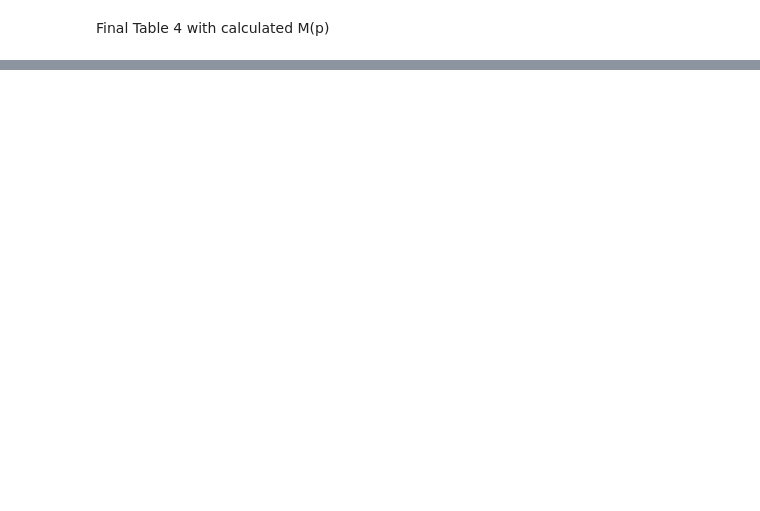
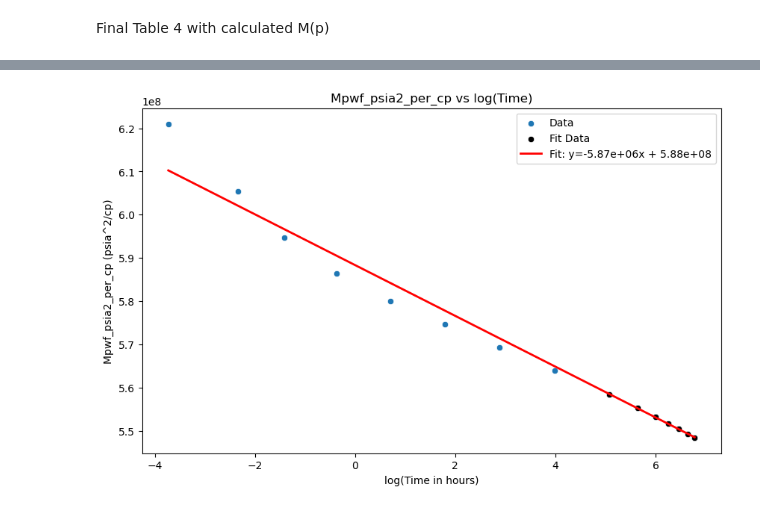
Before and after one commit to oudanny/well_testing, a Jupyter notebook: HW6_GasWellTesting.ipynb, the cells around one changed output, grey strips where cells are left out. Saved outputs shown, nothing was run; the diff lists cells and outputs as text; code cells hidden in the pictures; blank space fills up the shorter version.

```diff
--- a/HW6_GasWellTesting.ipynb
+++ b/HW6_GasWellTesting.ipynb
@@ -519,0 +571,83 @@ Table4.head(21)
+# %%
+def re_from_drainage_area(drainage_area_acres):
+    """
+    Calculate the effective radius of a circular drainage area.
+
+    Parameters
+    ----------
+    drainage_area_acres : float
+        Drainage area in acres
+
+    Returns
+    -------
+    re : float
+        Effective radius in feet
+    """
+    # Convert acres to square feet (1 acre = 43,560 ft^2)
+    drainage_area_ft2 = drainage_area_acres * 43560
+    # Calculate the radius of a circle with the given area: A = π * r^2 => r = sqrt(A/π)
+    re = np.sqrt(drainage_area_ft2 / np.pi)
+    return re
+
+def farenheit_to_rankine(temp_f):
+    """
+    Convert temperature from Fahrenheit to Rankine.
+
+    Parameters
+    ----------
+    temp_f : float or array-like
+        Temperature in degrees Fahrenheit
+
+    Returns
+    -------
+    temp_r : float or array-like
+        Temperature in degrees Rankine
+    """
+    return temp_f + 459.67
+T_rankine = farenheit_to_rankine(T_f)
+re = re_from_drainage_area(drainage_area)
+
+M_avgP = table5.loc[0, 'Mpwf_psia2_per_cp']
+table5['M_avgP_minus_M_pwf'] = M_avgP - table5['Mpwf_psia2_per_cp']
+table5['logt'] = np.log(table5['t_hours'])
+table5 = table5[table5['t_hours'] > 0]  # Remove t=0 row to avoid log(0)
+
+# col_to_fit = 'M_avgP_minus_M_pwf'
+col_to_fit = 'Mpwf_psia2_per_cp'
+
+# Plot M_avgP - M_pwf vs log(t)
+fig,ax = plt.subplots(figsize=(10, 6))
+sns.scatterplot(
+    x='logt',
+    y=col_to_fit,
+    data=table5.loc[np.isfinite(table5['logt'])],
+    ax=ax,
+    label='Data'
+)
+ax.set_xlabel('log(Time in hours)')
+
+# np linear regression (ignore t=0 row where logt = -inf)
+fit_mask = table5['logt'] > 4
+x_fit = table5.loc[fit_mask, 'logt']
+y_fit = table5.loc[fit_mask, col_to_fit]
+
+sns.scatterplot(x=x_fit, y=y_fit, ax=ax, color='k', label='Fit Data')
+
+slope, intercept = np.polyfit(x_fit, y_fit, 1)
+x_line = np.linspace(table5['logt'].min(), table5['logt'].max(), 200)
+y_line = slope * x_line + intercept
+
+# add regression line on the same plot
+ax.plot(
+    x_line,
+    y_line,
+    color='red',
+    lw=2,
+    label=f'Fit: y={slope:.2e}x + {intercept:.2e}'
+)
+ax.legend()
+ax.set_ylabel(f'{col_to_fit} (psia^2/cp)')
+ax.set_title(f'{col_to_fit} vs log(Time)')
+plt.show()
+# %% [output]
+[figure, added]
```
Also changed, not shown: parts of 4 cells of this notebook.
